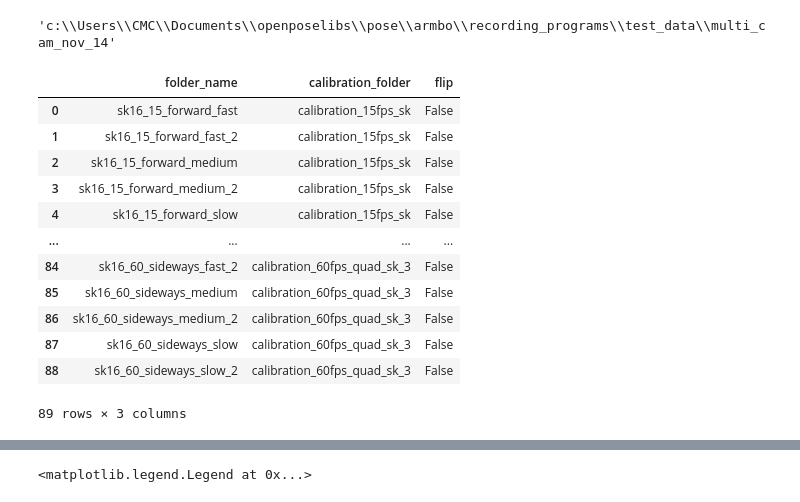
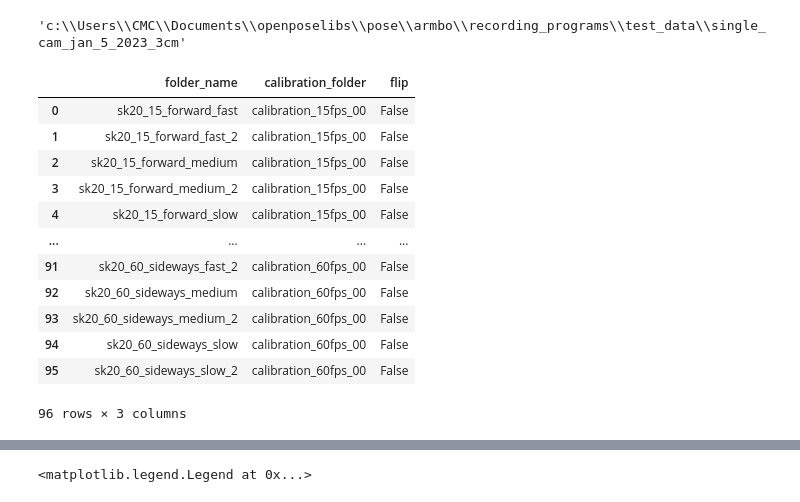
Before and after one commit to SujithChristopher/armbo_preliminary_work, a Jupyter notebook: ipy_notebooks/iterative_coordinate_analysis.ipynb, the cells around one changed output, grey strips where cells are left out. Saved outputs shown, nothing was run; the diff lists cells and outputs as text; code cells hidden in the pictures.

```diff
--- a/ipy_notebooks/iterative_coordinate_analysis.ipynb
+++ b/ipy_notebooks/iterative_coordinate_analysis.ipynb
@@ -17,31 +17,31 @@ from scipy.signal import savgol_filter
 from scipy.interpolate import interp1d
 from tqdm import tqdm
 # %%
-_parent_folder = "multi_cam_nov_14"
+_parent_folder = "single_cam_jan_5_2023_3cm"
 _base_pth = os.path.dirname(os.getcwd())
 _base_pth = os.path.join(_base_pth, "recording_programs", "test_data", _parent_folder)
 _base_pth
 # %% [output]
-'c:\\Users\\CMC\\Documents\\openposelibs\\pose\\armbo\\recording_programs\\test_data\\multi_cam_nov_14'
+'c:\\Users\\CMC\\Documents\\openposelibs\\pose\\armbo\\recording_programs\\test_data\\single_cam_jan_5_2023_3cm'
 # %%
 """ read excel sheet"""
-folder_df = pd.read_excel(os.path.join(_base_pth, "00_analysis", "calibration_files_corrected.xlsx"))
+folder_df = pd.read_excel(os.path.join(_base_pth, "00_analysis", "calibration_files.xlsx"))
 _analysis_pth = os.path.join(_base_pth, "00_analysis")
 folder_df
 # %% [output]
 |  | folder_name | calibration_folder | flip |
-| 0 | sk16_15_forward_fast | calibration_15fps_sk | False |
-| 1 | sk16_15_forward_fast_2 | calibration_15fps_sk | False |
-| 2 | sk16_15_forward_medium | calibration_15fps_sk | False |
-| 3 | sk16_15_forward_medium_2 | calibration_15fps_sk | False |
-| 4 | sk16_15_forward_slow | calibration_15fps_sk | False |
+| 0 | sk20_15_forward_fast | calibration_15fps_00 | False |
+| 1 | sk20_15_forward_fast_2 | calibration_15fps_00 | False |
+| 2 | sk20_15_forward_medium | calibration_15fps_00 | False |
+| 3 | sk20_15_forward_medium_2 | calibration_15fps_00 | False |
+| 4 | sk20_15_forward_slow | calibration_15fps_00 | False |
 | ... | ... | ... | ... |
-| 84 | sk16_60_sideways_fast_2 | calibration_60fps_quad_sk_3 | False |
-| 85 | sk16_60_sideways_medium | calibration_60fps_quad_sk_3 | False |
-| 86 | sk16_60_sideways_medium_2 | calibration_60fps_quad_sk_3 | False |
-| 87 | sk16_60_sideways_slow | calibration_60fps_quad_sk_3 | False |
-| 88 | sk16_60_sideways_slow_2 | calibration_60fps_quad_sk_3 | False |
+| 91 | sk20_60_sideways_fast_2 | calibration_60fps_00 | False |
+| 92 | sk20_60_sideways_medium | calibration_60fps_00 | False |
+| 93 | sk20_60_sideways_medium_2 | calibration_60fps_00 | False |
+| 94 | sk20_60_sideways_slow | calibration_60fps_00 | False |
+| 95 | sk20_60_sideways_slow_2 | calibration_60fps_00 | False |
-89 rows × 3 columns
+96 rows × 3 columns
 # %%
 
 def transform_coordinates_1(df, rotmat, org):
```
Also changed, not shown: parts of 1 cell of this notebook, 5 other files.
